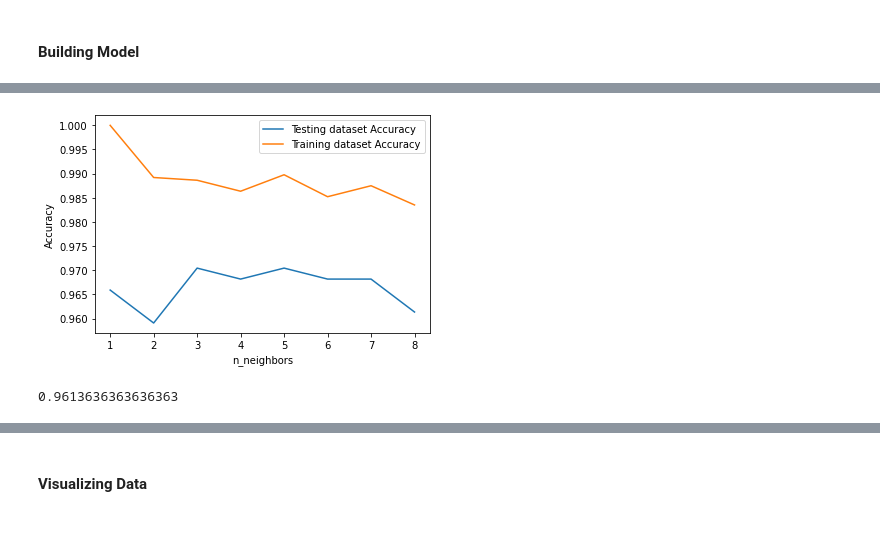
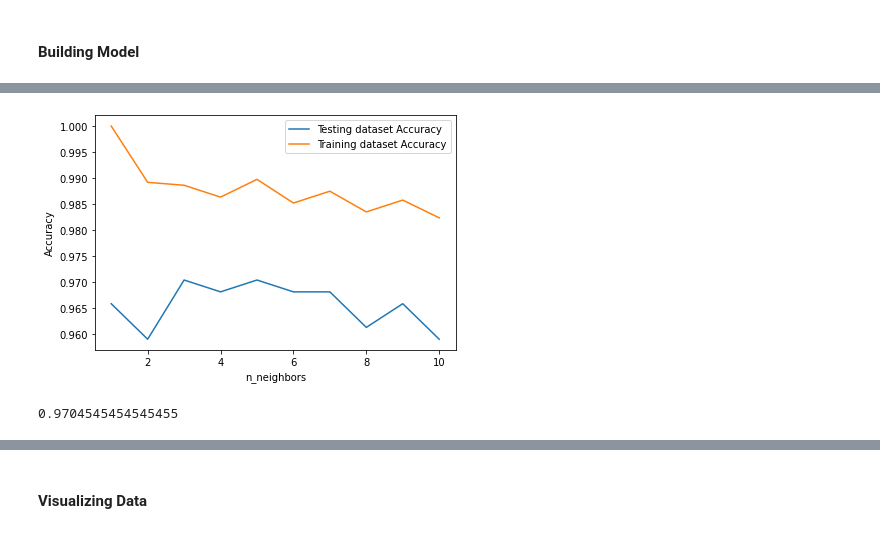
Before and after one commit to harshbansal7/profarm-dvh, a Jupyter notebook: Datasets and Notebooks/Final - Crop Choice.ipynb, the cells around one changed output, grey strips where cells are left out. Drawn from its saved outputs; the diff is of its cells as text; code cells hidden in the pictures.

```diff
--- a/Datasets and Notebooks/Final - Crop Choice.ipynb
+++ b/Datasets and Notebooks/Final - Crop Choice.ipynb
@@ -11,6 +13,6 @@ from sklearn import metrics
 # %% [markdown]
 #### Importing Dataset
 # %%
-df = pd.read_csv('npk.csv')
-df.nunique()
+df = pd.read_csv('https://raw.githubusercontent.com/harshbansal7/profarm-dvh/main/Datasets%20and%20Notebooks/npk.csv')
+df.info()
 # %% [output]
@@ -28,34 +45,38 @@ dtype: int64
 # %%
 X = df.drop(columns = 'label')
 y = df['label']
 
 X_train, X_test, y_train, y_test = train_test_split(X, y, test_size = 0.2, random_state=42)
-knn = KNeighborsClassifier(n_neighbors=3)
 
-neighbors = np.arange(1, 9)
+neighbors = np.arange(1, 11)
 train_accuracy = np.empty(len(neighbors))
 test_accuracy = np.empty(len(neighbors))
 
+error_rate = []
 # Loop over K values
 for i, k in enumerate(neighbors):
     knn = KNeighborsClassifier(n_neighbors=k)
     knn.fit(X_train, y_train)
-
+    pred_i = knn.predict(X_test)
     # Compute training and test data accuracy
     train_accuracy[i] = knn.score(X_train, y_train)
     test_accuracy[i] = knn.score(X_test, y_test)
+    error_rate.append(np.mean(pred_i != y_test))
 
 # Generate plot
 plt.plot(neighbors, test_accuracy, label = 'Testing dataset Accuracy')
 plt.plot(neighbors, train_accuracy, label = 'Training dataset Accuracy')
 
 plt.legend()
 plt.xlabel('n_neighbors')
 plt.ylabel('Accuracy')
+plt.savefig("Data.png",dpi=300)
 plt.show()
 
+
+knn = KNeighborsClassifier(n_neighbors=3)
 knn.fit(X_train, y_train)
 knn.score(X_test, y_test)
 # %% [output]
-[figure, old version]
+[figure, new version]
-0.9613636363636363
+0.9704545454545455
```
Also changed, not shown: parts of 21 cells of this notebook.
